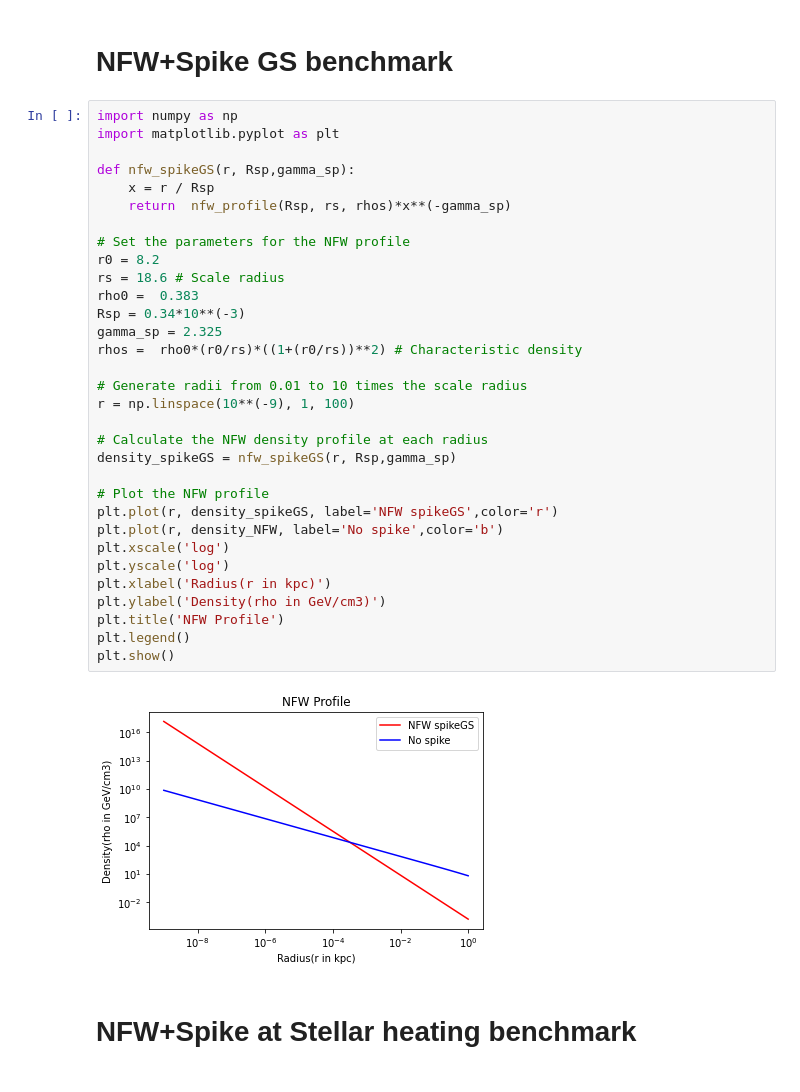
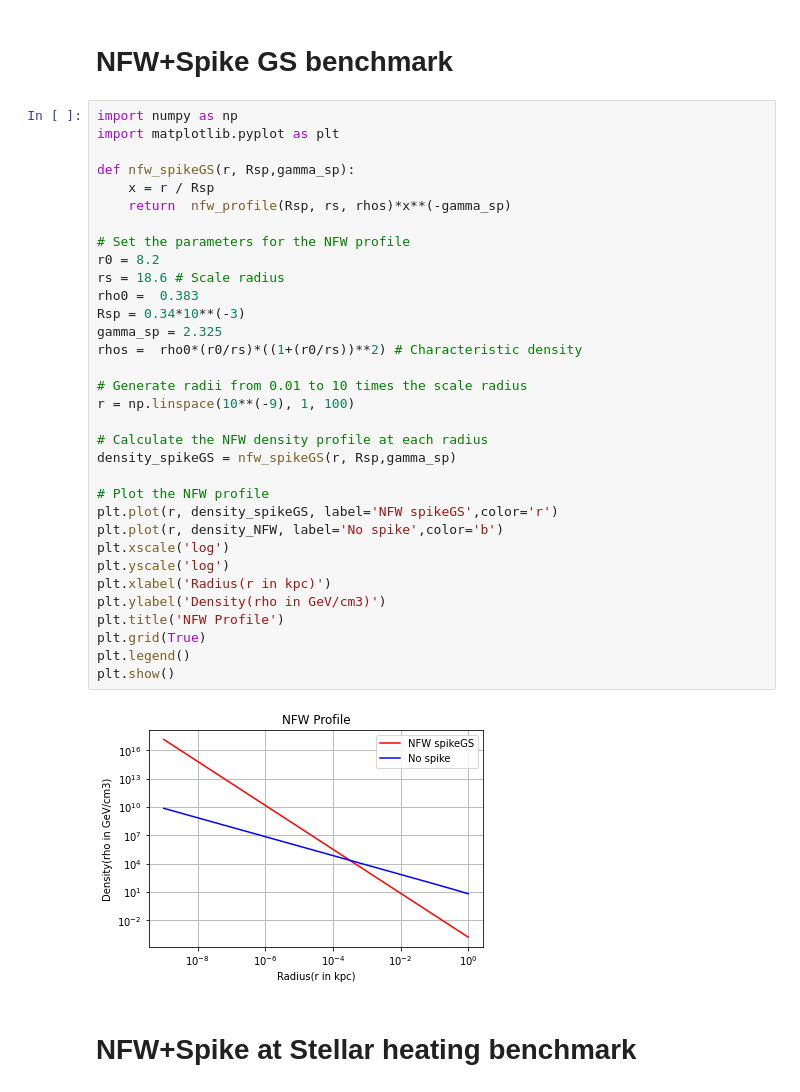
Before and after one commit to Ritabik/Darkmatter_annihilation, a Jupyter notebook: NFW_Reconstructions.ipynb, the cells around one changed output. Cells and saved outputs as stored; diff of their text form.

```diff
--- a/NFW_Reconstructions.ipynb
+++ b/NFW_Reconstructions.ipynb
@@ -50,34 +51,35 @@ import matplotlib.pyplot as plt
 
 def nfw_spikeGS(r, Rsp,gamma_sp):
     x = r / Rsp
     return  nfw_profile(Rsp, rs, rhos)*x**(-gamma_sp)
 
 # Set the parameters for the NFW profile
 r0 = 8.2
 rs = 18.6 # Scale radius
 rho0 =  0.383
 Rsp = 0.34*10**(-3)
 gamma_sp = 2.325
 rhos =  rho0*(r0/rs)*((1+(r0/rs))**2) # Characteristic density
 
 # Generate radii from 0.01 to 10 times the scale radius
 r = np.linspace(10**(-9), 1, 100)
 
 # Calculate the NFW density profile at each radius
 density_spikeGS = nfw_spikeGS(r, Rsp,gamma_sp)
 
 # Plot the NFW profile
 plt.plot(r, density_spikeGS, label='NFW spikeGS',color='r')
 plt.plot(r, density_NFW, label='No spike',color='b')
 plt.xscale('log')
 plt.yscale('log')
 plt.xlabel('Radius(r in kpc)')
 plt.ylabel('Density(rho in GeV/cm3)')
 plt.title('NFW Profile')
+plt.grid(True)
 plt.legend()
 plt.show()
 # %% [output]
-[figure, old version]
+[figure, new version]
 # %% [markdown]
 # NFW+Spike at Stellar heating benchmark
 # %%
```
Also changed, not shown: parts of 5 cells of this notebook.
